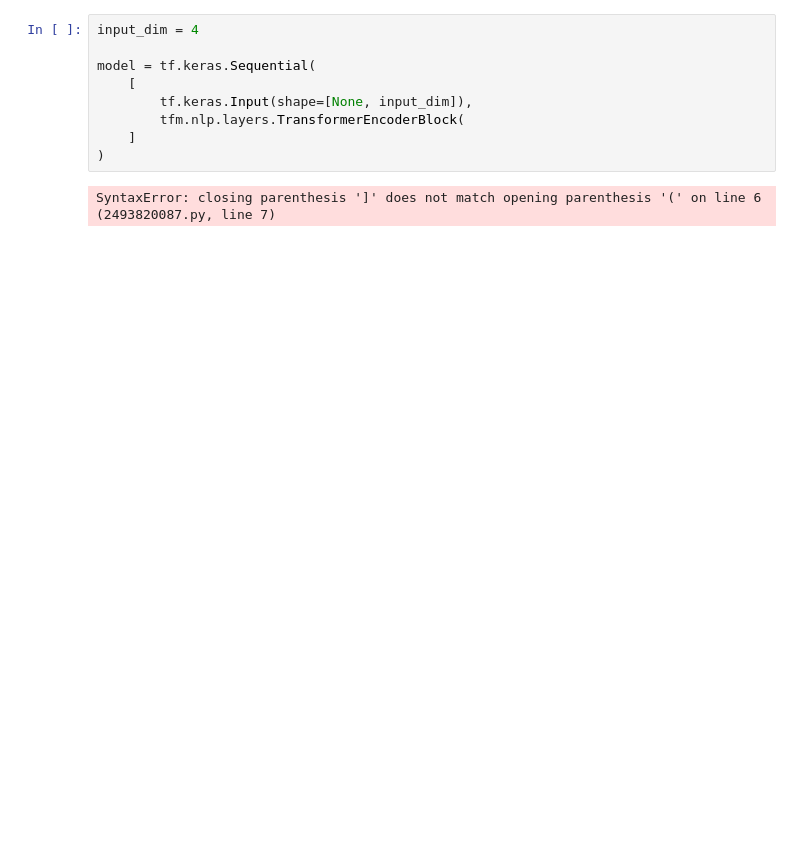
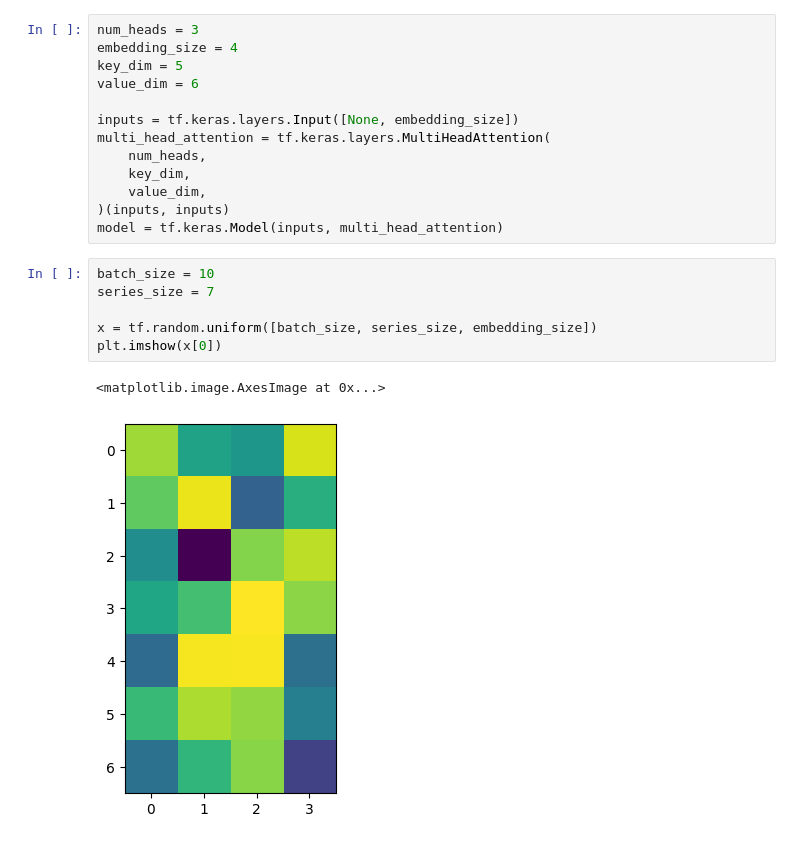
Before and after one commit to yolisses/learning-attention, a Jupyter notebook: model.ipynb, the cells around one changed output. Saved outputs shown, nothing was run; the diff lists cells and outputs as text; blank space fills up the shorter version.

Commit message:
experiment multi head attention

```diff
--- a/model.ipynb
+++ b/model.ipynb
@@ -13,11 +4,22 @@ To enable the following instructions: AVX2 FMA, in other operations, rebuild Ten
-# %%
-input_dim = 4
-
-model = tf.keras.Sequential(
-    [
-        tf.keras.Input(shape=[None, input_dim]),
-        tfm.nlp.layers.TransformerEncoderBlock(
-    ]
-)
-# %% [output]
-SyntaxError: closing parenthesis ']' does not match opening parenthesis '(' on line 6 (2493820087.py, line 7)
+# %%
+num_heads = 3
+embedding_size = 4
+key_dim = 5
+value_dim = 6
+
+inputs = tf.keras.layers.Input([None, embedding_size])
+multi_head_attention = tf.keras.layers.MultiHeadAttention(
+    num_heads,
+    key_dim,
+    value_dim,
+)(inputs, inputs)
+model = tf.keras.Model(inputs, multi_head_attention)
+# %%
+batch_size = 10
+series_size = 7
+
+x = tf.random.uniform([batch_size, series_size, embedding_size])
+plt.imshow(x[0])
+# %% [output]
+<matplotlib.image.AxesImage at 0x...>
+[figure, added]
```
Also changed, not shown: parts of 3 cells of this notebook, 1 other file.
